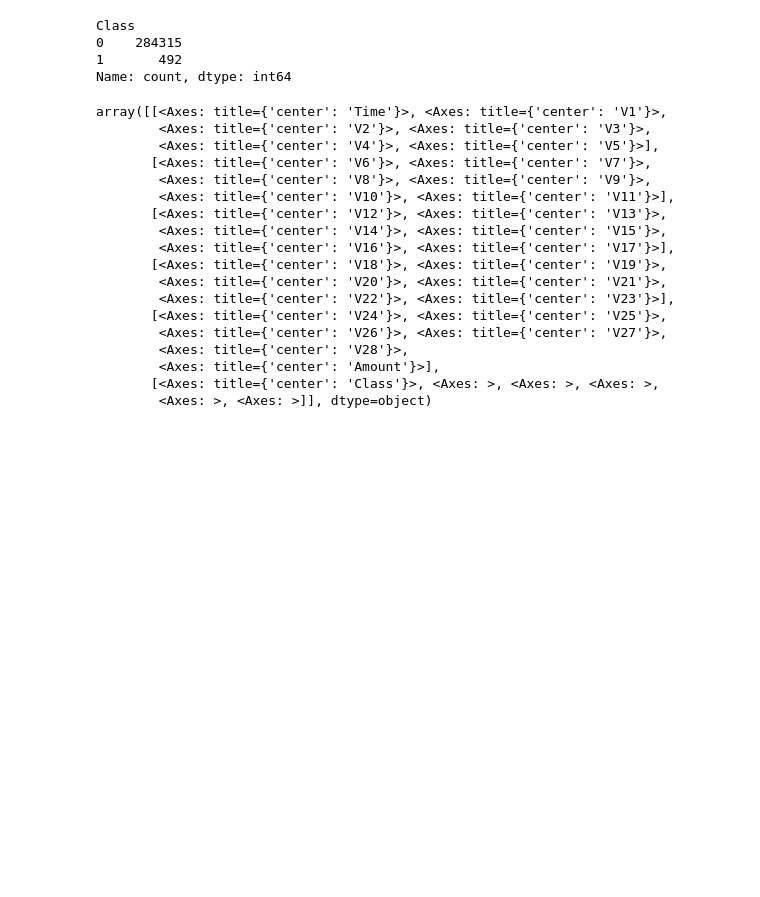
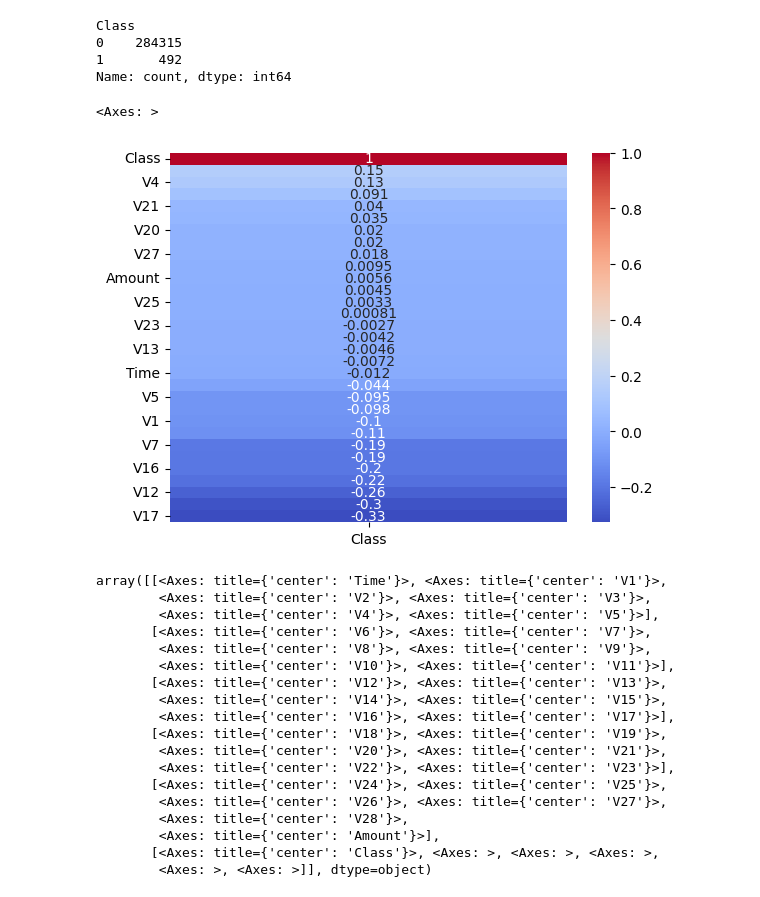
Before and after one commit to ShayanAlahyari/Credit_Card_Fraud_Detection, a Jupyter notebook: before_and_after_augmentation.ipynb, the cells around one changed output. Cells and saved outputs as stored; diff of their text form; code cells hidden in the pictures; blank space fills up the shorter version.

```diff
--- a/before_and_after_augmentation.ipynb
+++ b/before_and_after_augmentation.ipynb
@@ -14,6 +14,12 @@ Class
 0    284315
 1       492
 Name: count, dtype: int64
+# %%
+corr_matrix = data.corr()['Class'].sort_values(ascending=False).to_frame()
+sns.heatmap(corr_matrix,cmap='coolwarm',annot=True)
+# %% [output]
+<Axes: >
+[figure, added]
 # %%
 data.hist(bins=30, figsize=(30,30))
 # %% [output]
```
Also changed, not shown: parts of 4 cells of this notebook, 1 other file.
